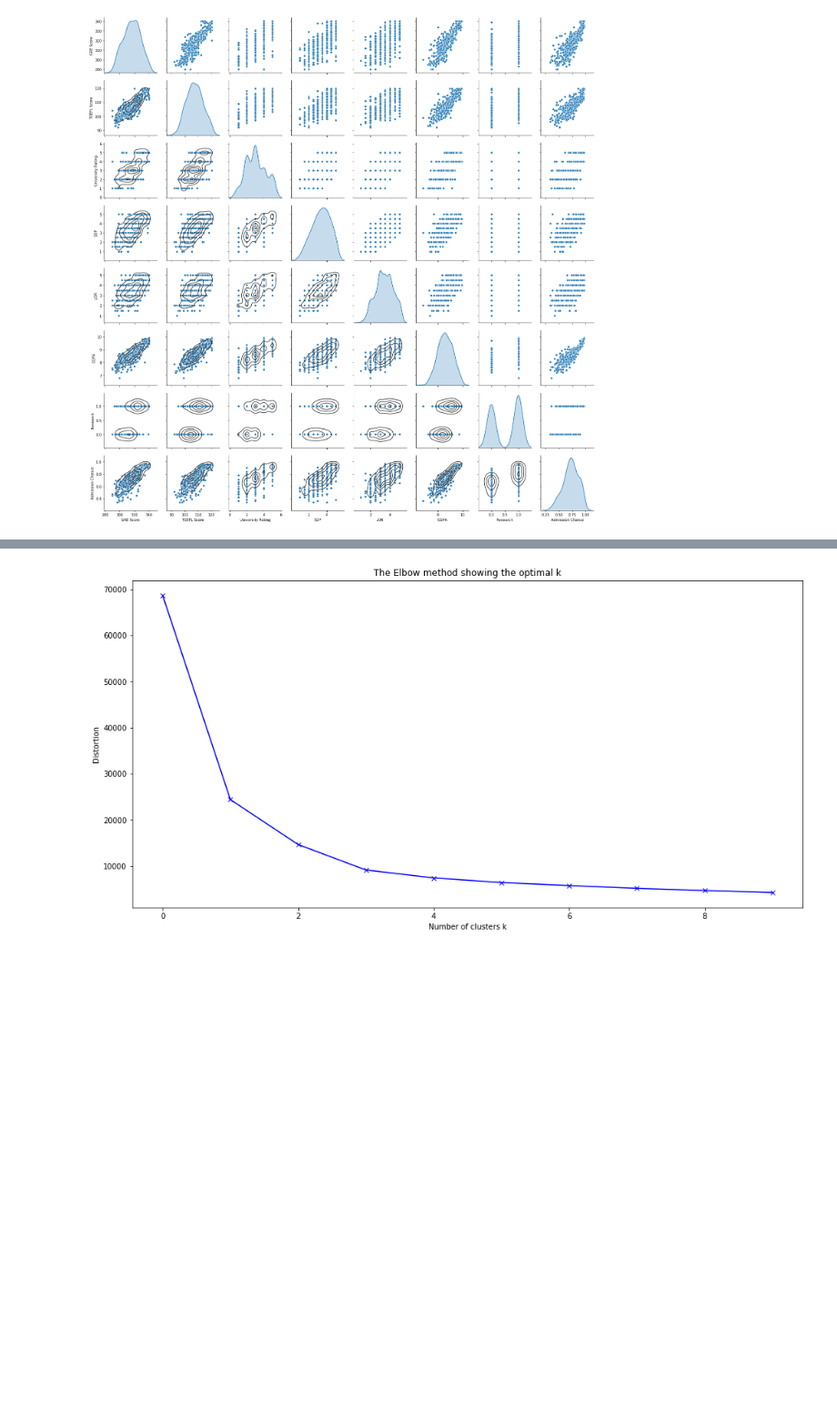
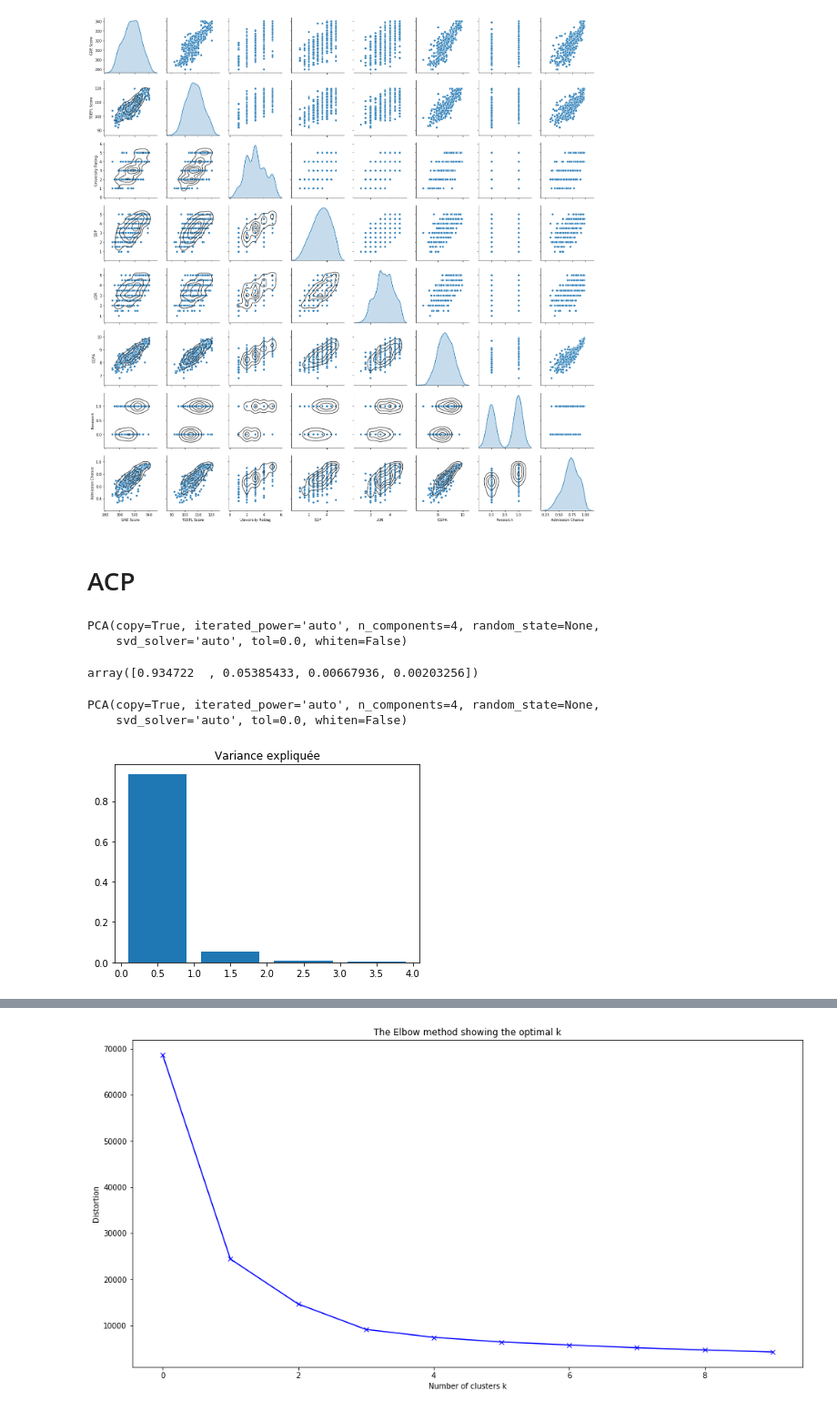
Before and after one commit to kabalord/clustering, a Jupyter notebook: entrainementclustering/clusteringAdmissionvr2.ipynb, the cells around one changed output, grey strips where cells are left out. Shown at 91% size. Saved outputs shown, nothing was run; the diff lists cells and outputs as text; code cells hidden in the pictures; blank space fills up the shorter version.

```diff
--- a/entrainementclustering/clusteringAdmissionvr2.ipynb
+++ b/entrainementclustering/clusteringAdmissionvr2.ipynb
@@ -68,3 +84,26 @@ g.map_lower(sns.kdeplot, levels=4, color=".2")
 # %% [output]
 <seaborn.axisgrid.PairGrid at 0x...>
 [figure]
+# %% [markdown]
+# ACP
+# %%
+from sklearn.decomposition import PCA
+
+pca = PCA(n_components=4)
+print(pca.fit(Admission))
+pca.explained_variance_ratio_
+# %% [output]
+PCA(copy=True, iterated_power='auto', n_components=4, random_state=None,
+    svd_solver='auto', tol=0.0, whiten=False)
+array([0.934722  , 0.05385433, 0.00667936, 0.00203256])
+# %%
+PCA(n_components=4)
+# %% [output]
+PCA(copy=True, iterated_power='auto', n_components=4, random_state=None,
+    svd_solver='auto', tol=0.0, whiten=False)
+# %%
+plt.bar(numpy.arange(len(pca.explained_variance_ratio_)) + 0.5,
+        pca.explained_variance_ratio_)
+plt.title("Variance expliquée");
+# %% [output]
+[figure, added]
```
Also changed, not shown: parts of 2 cells of this notebook.
